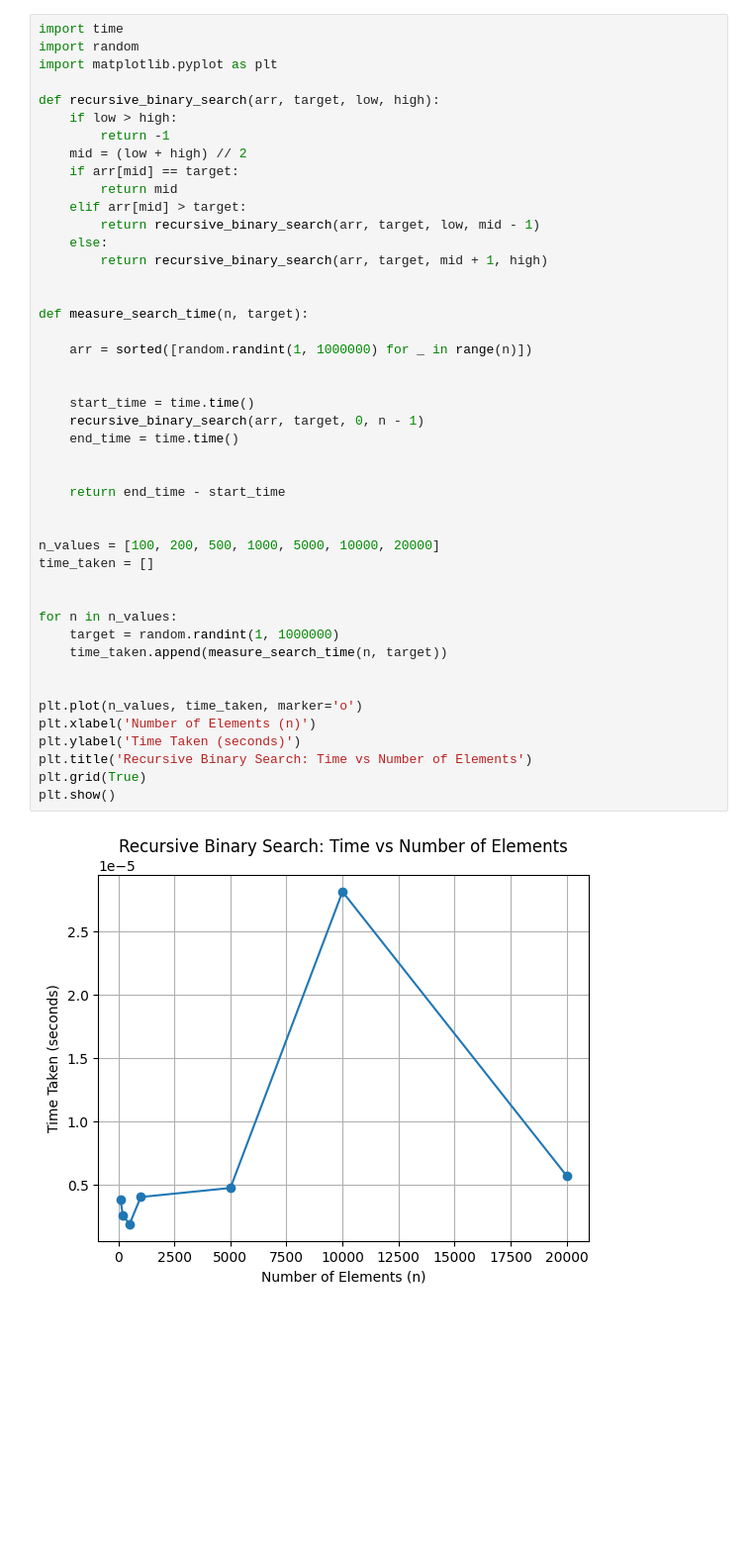
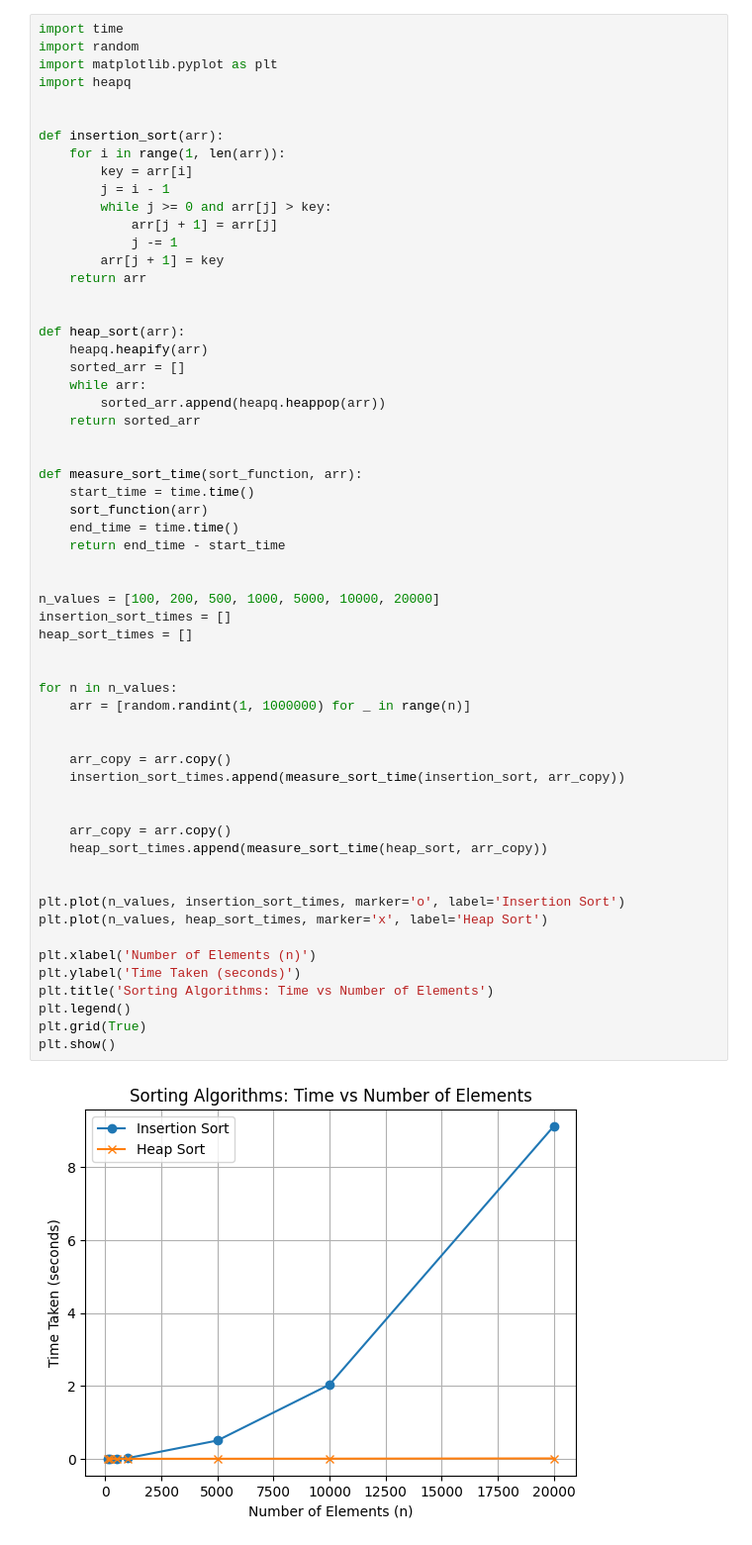
Before and after one commit to harichandramathi27/algorithm, a Jupyter notebook: Untitled17.ipynb, the cells around one changed output. Shown at 99% size. Drawn from its saved outputs; the diff is of its cells as text; blank space fills up the shorter version.

```diff
--- a/Untitled17.ipynb
+++ b/Untitled17.ipynb
@@ -3,47 +3,61 @@
 # %%
 import time
 import random
 import matplotlib.pyplot as plt
-
-def recursive_binary_search(arr, target, low, high):
-    if low > high:
-        return -1
-    mid = (low + high) // 2
-    if arr[mid] == target:
-        return mid
-    elif arr[mid] > target:
-        return recursive_binary_search(arr, target, low, mid - 1)
-    else:
-        return recursive_binary_search(arr, target, mid + 1, high)
+import heapq
 
 
-def measure_search_time(n, target):
-
-    arr = sorted([random.randint(1, 1000000) for _ in range(n)])
+def insertion_sort(arr):
+    for i in range(1, len(arr)):
+        key = arr[i]
+        j = i - 1
+        while j >= 0 and arr[j] > key:
+            arr[j + 1] = arr[j]
+            j -= 1
+        arr[j + 1] = key
+    return arr
 
 
-    start_time = time.time()
-    recursive_binary_search(arr, target, 0, n - 1)
-    end_time = time.time()
+def heap_sort(arr):
+    heapq.heapify(arr)
+    sorted_arr = []
+    while arr:
+        sorted_arr.append(heapq.heappop(arr))
+    return sorted_arr
 
 
+def measure_sort_time(sort_function, arr):
+    start_time = time.time()
+    sort_function(arr)
+    end_time = time.time()
     return end_time - start_time
 
 
 n_values = [100, 200, 500, 1000, 5000, 10000, 20000]
-time_taken = []
+insertion_sort_times = []
+heap_sort_times = []
 
 
 for n in n_values:
-    target = random.randint(1, 1000000)
-    time_taken.append(measure_search_time(n, target))
+    arr = [random.randint(1, 1000000) for _ in range(n)]
 
 
-plt.plot(n_values, time_taken, marker='o')
+    arr_copy = arr.copy()
+    insertion_sort_times.append(measure_sort_time(insertion_sort, arr_copy))
+
+
+    arr_copy = arr.copy()
+    heap_sort_times.append(measure_sort_time(heap_sort, arr_copy))
+
+
+plt.plot(n_values, insertion_sort_times, marker='o', label='Insertion Sort')
+plt.plot(n_values, heap_sort_times, marker='x', label='Heap Sort')
+
 plt.xlabel('Number of Elements (n)')
 plt.ylabel('Time Taken (seconds)')
-plt.title('Recursive Binary Search: Time vs Number of Elements')
+plt.title('Sorting Algorithms: Time vs Number of Elements')
+plt.legend()
 plt.grid(True)
 plt.show()
 # %% [output]
-[figure, old version]
+[figure, new version]
```
